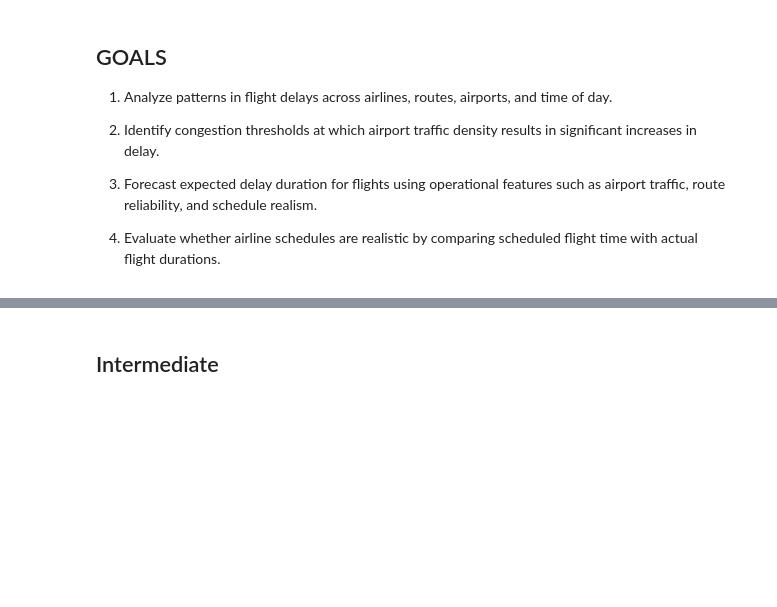
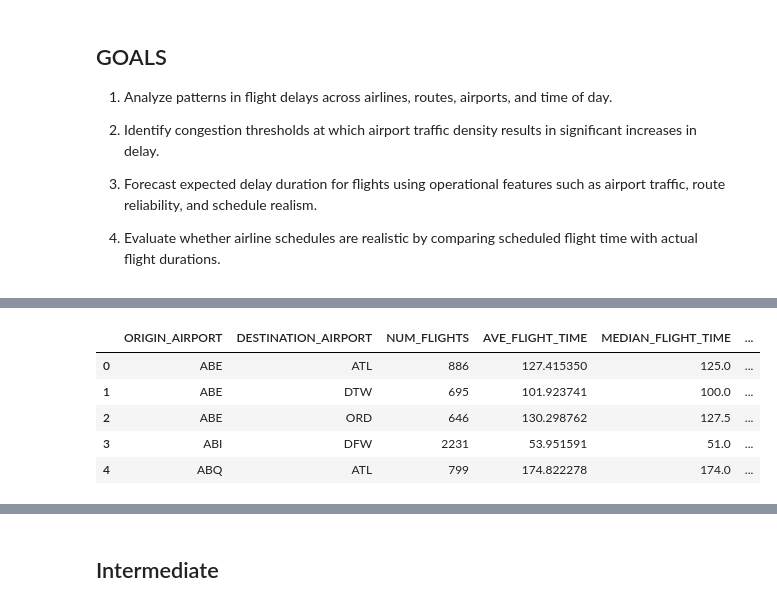
Before and after one commit to qigol/flight-delays-recommender, a Jupyter notebook: main.ipynb, the cells around one changed output, grey strips where cells are left out. Drawn from its saved outputs; the diff is of its cells as text; code cells hidden in the pictures; blank space fills up the shorter version.

```diff
--- a/main.ipynb
+++ b/main.ipynb
@@ -64,0 +166,41 @@ Solution: temporarily ignore all october data
+# %%
+route_df = (
+    valid_flights
+    .groupby(['ORIGIN_AIRPORT','DESTINATION_AIRPORT'], as_index=False)
+    .agg(
+        NUM_FLIGHTS=('ELAPSED_TIME','size'),
+        AVE_FLIGHT_TIME=('ELAPSED_TIME','mean'),
+        MEDIAN_FLIGHT_TIME=('ELAPSED_TIME','median'),
+        AVE_SCHEDULED_TIME=('SCHEDULED_TIME','mean')
+    )
+)
+
+route_df['SCHEDULE_PADDING'] = (
+    route_df['AVE_SCHEDULED_TIME'] -
+    route_df['MEDIAN_FLIGHT_TIME']
+)
+
+route_df['AVE_DELAY'] = (
+    valid_flights
+    .groupby(['ORIGIN_AIRPORT','DESTINATION_AIRPORT'])['ARRIVAL_DELAY']
+    .mean()
+    .values
+)
+
+delay_prob = (
+    valid_flights
+    .assign(delayed=lambda x: x['ARRIVAL_DELAY'] > 0)
+    .groupby(['ORIGIN_AIRPORT','DESTINATION_AIRPORT'])['delayed']
+    .mean()
+)
+
+route_df['DELAY_RATE'] = delay_prob.values
+
+display(route_df.head())
+# %% [output]
+|  | ORIGIN_AIRPORT | DESTINATION_AIRPORT | NUM_FLIGHTS | AVE_FLIGHT_TIME | MEDIAN_FLIGHT_TIME | ... |
+| 0 | ABE | ATL | 886 | 127.415350 | 125.0 | ... |
+| 1 | ABE | DTW | 695 | 101.923741 | 100.0 | ... |
+| 2 | ABE | ORD | 646 | 130.298762 | 127.5 | ... |
+| 3 | ABI | DFW | 2231 | 53.951591 | 51.0 | ... |
+| 4 | ABQ | ATL | 799 | 174.822278 | 174.0 | ... |
```
Also changed, not shown: parts of 20 cells of this notebook, 1 other file.
